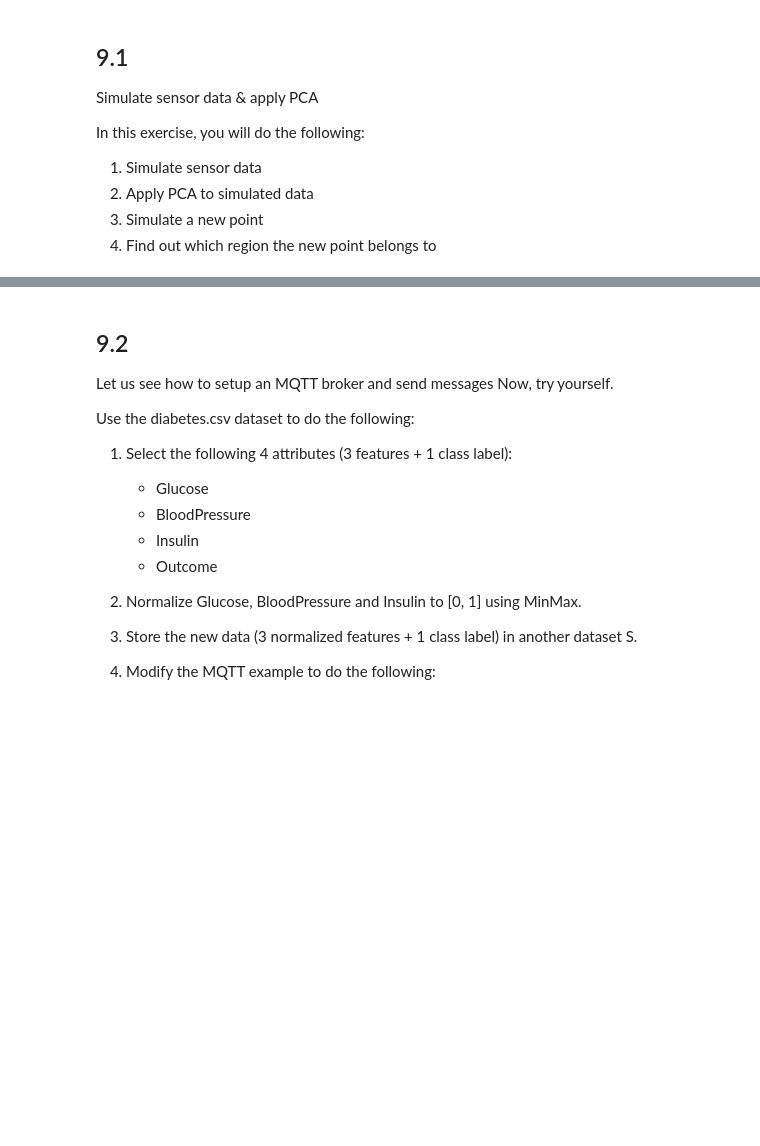
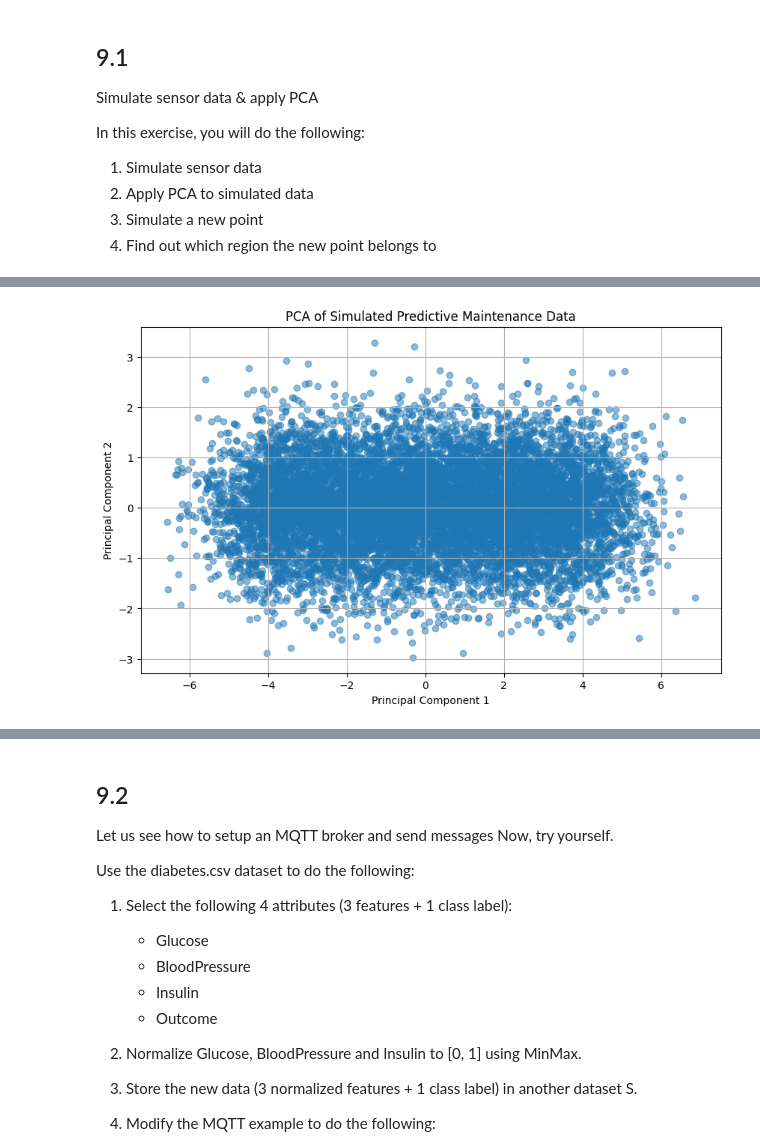
Before and after one commit to X1las/DaT, a Jupyter notebook: exercises.ipynb, the cells around one changed output, grey strips where cells are left out. Saved outputs shown, nothing was run; the diff lists cells and outputs as text; code cells hidden in the pictures; blank space fills up the shorter version.

```diff
--- a/exercises.ipynb
+++ b/exercises.ipynb
@@ -991,0 +994,14 @@ from sklearn.preprocessing import MinMaxScaler
+# %%
+# Step 1 Simulate synthetic predictive maintenance dataset
+np.random.seed(42)
+time_steps = 10000
+
+sensors = {}
+for i in range(1, 21):
+    sensors[f'Sensor{i}'] = np.linspace(50, 100, time_steps) + np.random.normal(0, 20, time_steps)
+
+# Combine into a DataFrame
+data = pd.DataFrame(sensors)
+
+print("Sample Data:")
+print(data.head())
@@ -991,0 +1026,8 @@ from sklearn.preprocessing import MinMaxScaler
+# %%
+# Step 2: Standardize the data
+scaler = StandardScaler()
+scaled_data = scaler.fit_transform(data)
+
+# Display scaled data
+print("Scaled Data Sample:")
+print(pd.DataFrame(scaled_data, columns=data.columns).head())
@@ -991,0 +1052,15 @@ from sklearn.preprocessing import MinMaxScaler
+# %%
+# Step 3: Apply PCA
+pca = PCA(n_components=2)
+pca_result = pca.fit_transform(scaled_data)
+
+# Step 4: Plot the PCA results
+plt.figure(figsize=(10, 6))
+plt.scatter(pca_result[:, 0], pca_result[:, 1], alpha=0.5)
+plt.title("PCA of Simulated Predictive Maintenance Data")
+plt.xlabel("Principal Component 1")
+plt.ylabel("Principal Component 2")
+plt.grid()
+plt.show()
+# %% [output]
+[figure, added]
```
Also changed, not shown: parts of 18 cells of this notebook.
